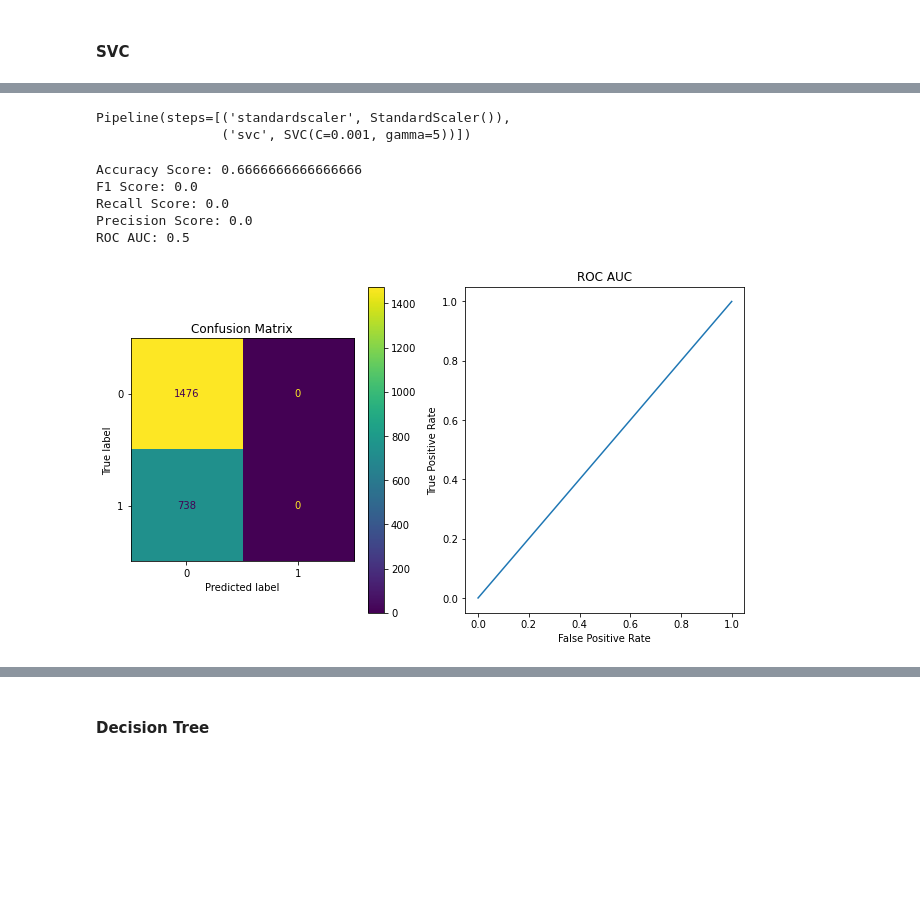
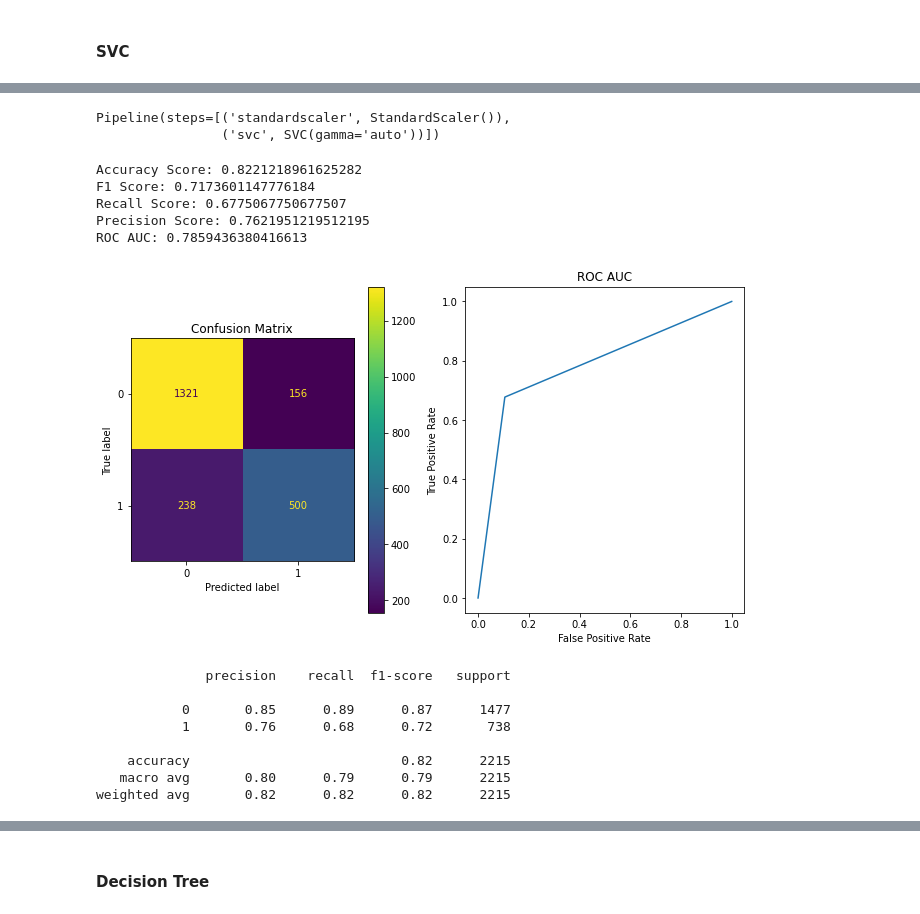
Before and after one commit to MohammadRouintan/Vehicle-Insurance-Claim-Fraud-Detection-Classification, a Jupyter notebook: VehicleInsuranceCLASSIFICATION.ipynb, the cells around one changed output, grey strips where cells are left out. Cells and saved outputs as stored; diff of their text form; code cells hidden in the pictures; blank space fills up the shorter version.

```diff
--- a/VehicleInsuranceCLASSIFICATION.ipynb
+++ b/VehicleInsuranceCLASSIFICATION.ipynb
@@ -541,4 +661,4 @@ poly_kernel_svm_clf = make_pipeline(StandardScaler(), SVC(kernel='poly', degree=
 # %%
-poly_kernel_svm_clf.fit(x_under, y_under)
+poly_kernel_svm_clf.fit(x_train, y_train)
 # %% [output]
 Pipeline(steps=[('standardscaler', StandardScaler()),
@@ -546,3 +666,3 @@ Pipeline(steps=[('standardscaler', StandardScaler()),
 # %%
-analysis_model_with_train('poly_kernel_svm_clf_under', poly_kernel_svm_clf, x_under, y_under)
+analysis_model_with_train('poly_kernel_svm_clf_under', poly_kernel_svm_clf, x_train, y_train)
 # %% [output]
@@ -564,17 +700,25 @@ ROC AUC: 0.6512599871344267
 # %%
 # RBF Kernel
-rbf_kernel_svm_clf = make_pipeline(StandardScaler(), SVC(kernel='rbf', gamma=5, C=0.001))
+rbf_kernel_svm_clf = make_pipeline(StandardScaler(), SVC(kernel='rbf', gamma='auto'))
 # %%
-rbf_kernel_svm_clf.fit(x_under, y_under)
+rbf_kernel_svm_clf.fit(x_train, y_train)
 # %% [output]
 Pipeline(steps=[('standardscaler', StandardScaler()),
-                ('svc', SVC(C=0.001, gamma=5))])
+                ('svc', SVC(gamma='auto'))])
 # %%
-analysis_model_with_train('rbf_kernel_svm_clf_under', rbf_kernel_svm_clf, x_under, y_under)
+analysis_model_with_train('rbf_kernel_svm_clf_under', rbf_kernel_svm_clf, x_train, y_train)
 # %% [output]
-Accuracy Score: 0.6666666666666666
-F1 Score: 0.0
-Recall Score: 0.0
-Precision Score: 0.0
-ROC AUC: 0.5
+Accuracy Score: 0.8221218961625282
+F1 Score: 0.7173601147776184
+Recall Score: 0.6775067750677507
+Precision Score: 0.7621951219512195
+ROC AUC: 0.7859436380416613
-[figure, old version]
+[figure, new version]
+              precision    recall  f1-score   support
+
+           0       0.85      0.89      0.87      1477
+           1       0.76      0.68      0.72       738
+
+    accuracy                           0.82      2215
+   macro avg       0.80      0.79      0.79      2215
+weighted avg       0.82      0.82      0.82      2215
```
Also changed, not shown: parts of 106 cells of this notebook.
